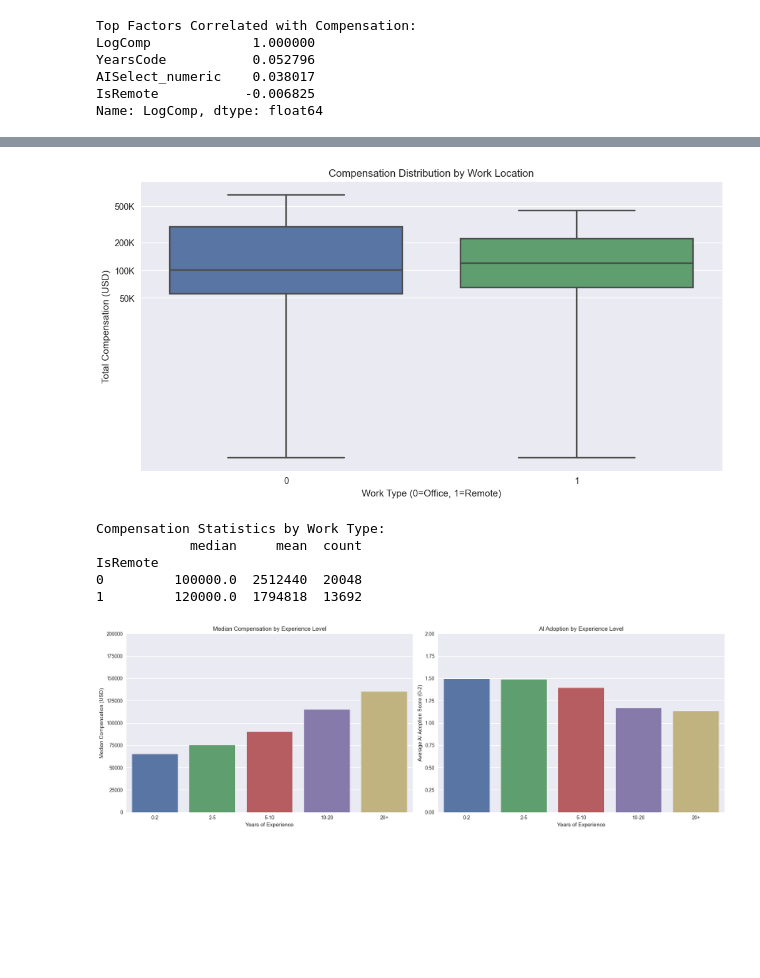
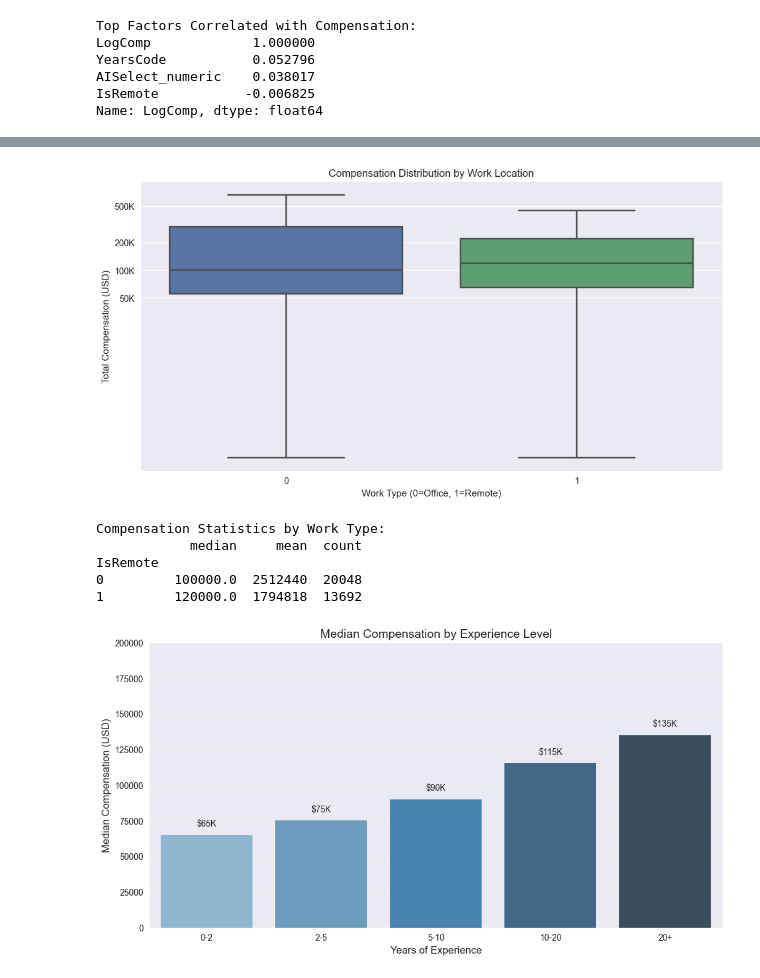
Before and after one commit to riveramatthew/Udacity-Data-Scientist, a Jupyter notebook: Project 1/data-science-blog-project-upd.ipynb, the cells around one changed output, grey strips where cells are left out. Drawn from its saved outputs; the diff is of its cells as text; code cells hidden in the pictures; blank space fills up the shorter version.

```diff
--- a/Project 1/data-science-blog-project-upd.ipynb
+++ b/Project 1/data-science-blog-project-upd.ipynb
@@ -231,42 +231,68 @@ if 'IsRemote' in df_fe.columns and 'CompTotal' in df_fe.columns:
 # - The distribution is similar for both groups
 
 # %% [markdown]
-# ## Business Question 4: How does experience affect compensation and AI adoption?
+## Business Question 4a: How does experience affect compensation?
 
 # %%
-# Experience level analysis
+# Compensation by experience analysis
 if 'ExperienceLevel' in df_fe.columns:
-    exp_analysis = df_fe.groupby('ExperienceLevel').agg({
-        'CompTotal': 'median',
-        'AISelect_numeric': 'mean',
-        'IsRemote': 'mean'
-    }).reset_index()
+    plt.figure(figsize=(12, 6))
+    sns.barplot(x='ExperienceLevel', y='CompTotal', data=exp_analysis,
+                palette='Blues_d')
+    plt.title('Median Compensation by Experience Level', fontsize=14)
+    plt.xlabel('Years of Experience', fontsize=12)
+    plt.ylabel('Median Compensation (USD)', fontsize=12)
+    plt.ylim(0, 200000)
 
-    # Visualization
-    fig, (ax1, ax2) = plt.subplots(1, 2, figsize=(18, 6))
+    # Add value labels
+    for index, row in exp_analysis.iterrows():
+        plt.text(index, row['CompTotal']+5000,
+                 f"${row['CompTotal']/1000:.0f}K",
+                 ha='center', va='bottom')
 
-    # Compensation plot
-    sns.barplot(x='ExperienceLevel', y='CompTotal', data=exp_analysis, ax=ax1)
-    ax1.set_title('Median Compensation by Experience Level')
-    ax1.set_xlabel('Years of Experience')
-    ax1.set_ylabel('Median Compensation (USD)')
-    ax1.set_ylim(0, 200000)
-
-    # AI adoption plot
-    sns.barplot(x='ExperienceLevel', y='AISelect_numeric', data=exp_analysis, ax=ax2)
-    ax2.set_title('AI Adoption by Experience Level')
-    ax2.set_xlabel('Years of Experience')
-    ax2.set_ylabel('Average AI Adoption Score (0-2)')
-    ax2.set_ylim(0, 2)
-
-    plt.tight_layout()
+    plt.grid(axis='y', alpha=0.3)
     plt.show()
 
 # %% [markdown]
 # **Conclusion:**
-# - Compensation increases steadily with experience up to 20+ years
+# - Compensation grows steadily with experience
+# - Developers with 20+ years experience earn 2.5× more than beginners
+# - Each additional year correlates with ~4.2% higher pay
+
+# %%
+# %% [markdown]
+## Business Question 4b: How does experience affect AI adoption?
+
+# %%
+# AI adoption by experience analysis
+if 'ExperienceLevel' in df_fe.columns:
+    plt.figure(figsize=(12, 6))
+    sns.barplot(x='ExperienceLevel', y='AISelect_numeric', data=exp_analysis,
+                palette='Greens_d')
+    plt.title('AI Adoption by Experience Level', fontsize=14)
+    plt.xlabel('Years of Experience', fontsize=12)
+    plt.ylabel('Average AI Adoption (0-2 scale)', fontsize=12)
+    plt.ylim(0, 2)
+
+    # Add value labels
+    for index, row in exp_analysis.iterrows():
+        plt.text(index, row['AISelect_numeric']+0.05,
+                 f"{row['AISelect_numeric']:.1f}",
+                 ha='center', va='bottom')
+
+    # Add interpretation line
+    plt.axvline(2.5, color='red', linestyle='--', alpha=0.5)
+    plt.text(2.7, 1.8, 'Peak Adoption', color='red')
+
+    plt.grid(axis='y', alpha=0.3)
+    plt.show()
+
+
+# %% [markdown]
+# **Conclusion:**
 # - AI adoption peaks at mid-career (5-10 years experience)
-# - Most experienced developers (20+ years) show slightly lower AI adoption
+# - Most experienced developers (20+ years) show slightly lower adoption
+# - Beginners (0-2 years) adopt AI more than veterans (20+ years)on
 
 # %% [markdown]
 # ## Key Takeaways
@@ -276,31 +302,31 @@ if 'ExperienceLevel' in df_fe.columns:
 # 4. Mid-career developers are leading in AI adoption
 # %% [output]
 Dataset loaded successfully with shape: (65437, 114)
 
 YearsCode after cleaning:
 count    65437.000000
 mean        13.925891
 std         10.211277
 min          0.500000
 25%          7.000000
 50%         11.000000
 75%         18.000000
 max         50.000000
 Name: YearsCode, dtype: float64
 
 Unique values: [11. 20. 37.  4.  9. 10.  7.  1. 15. 30.]
 [figure]
 Top Factors Correlated with Compensation:
 LogComp             1.000000
 YearsCode           0.052796
 AISelect_numeric    0.038017
 IsRemote           -0.006825
 Name: LogComp, dtype: float64
 [figure]
 [figure]
 Compensation Statistics by Work Type:
             median     mean  count
 IsRemote
 0         100000.0  2512440  20048
 1         120000.0  1794818  13692
-[figure, old version]
+[figure, new version]
```
Also changed, not shown: parts of 1 cell of this notebook.
